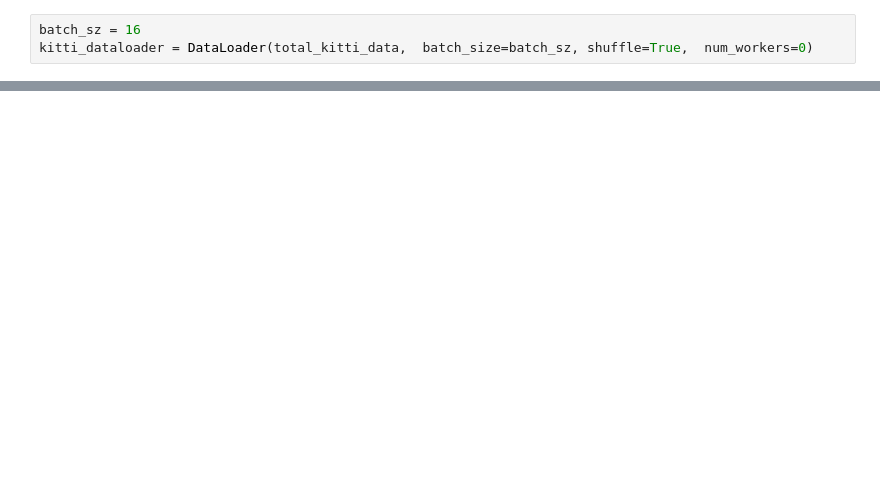
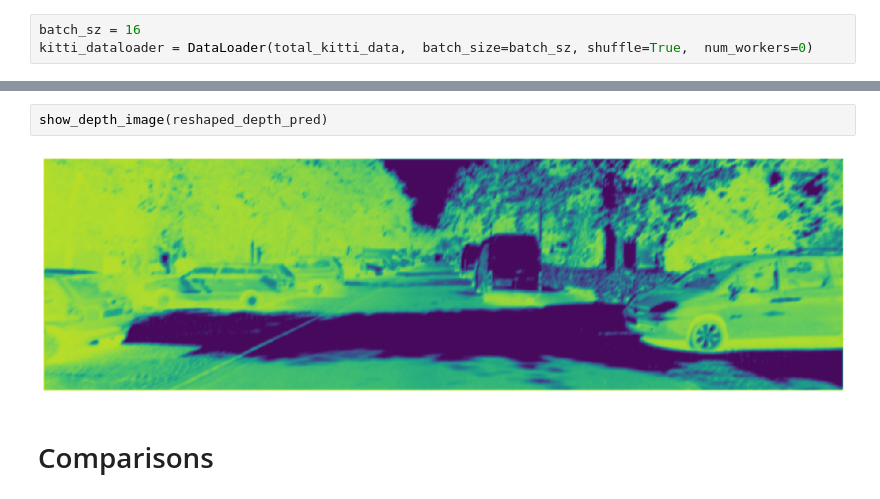
Before and after one commit to BenSnow6/depth_estimation, a Jupyter notebook: Data Preprocessing/SimpleCNN model/SimpleCNN training.ipynb, the cells around one changed output, grey strips where cells are left out. Saved outputs shown, nothing was run; the diff lists cells and outputs as text; blank space fills up the shorter version.

```diff
--- a/Data Preprocessing/SimpleCNN model/SimpleCNN training.ipynb
+++ b/Data Preprocessing/SimpleCNN model/SimpleCNN training.ipynb
@@ -935,0 +735,6 @@ small_stds
+# %%
+show_depth_image(reshaped_depth_pred)
+# %% [output]
+[figure, added]
+# %% [markdown]
+# Comparisons
```
Also changed, not shown: parts of 90 cells of this notebook, 1 other file.
